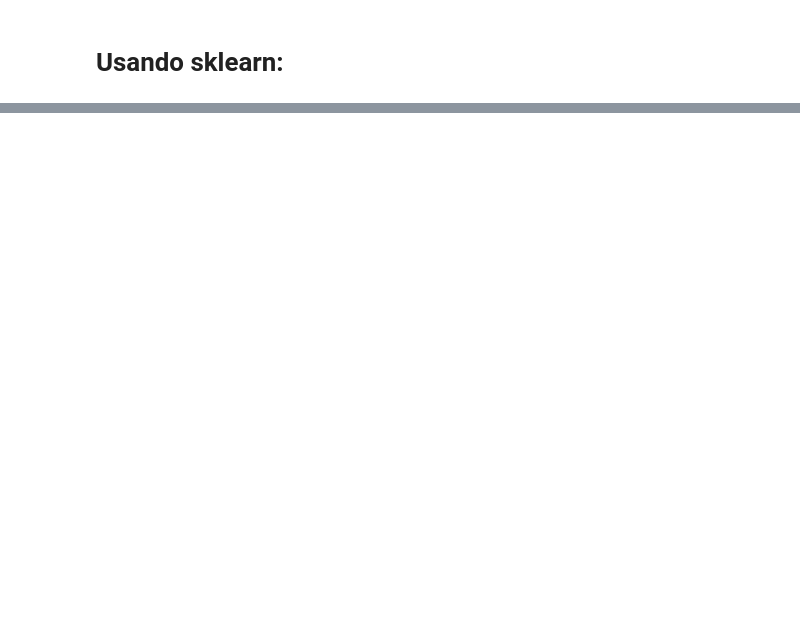
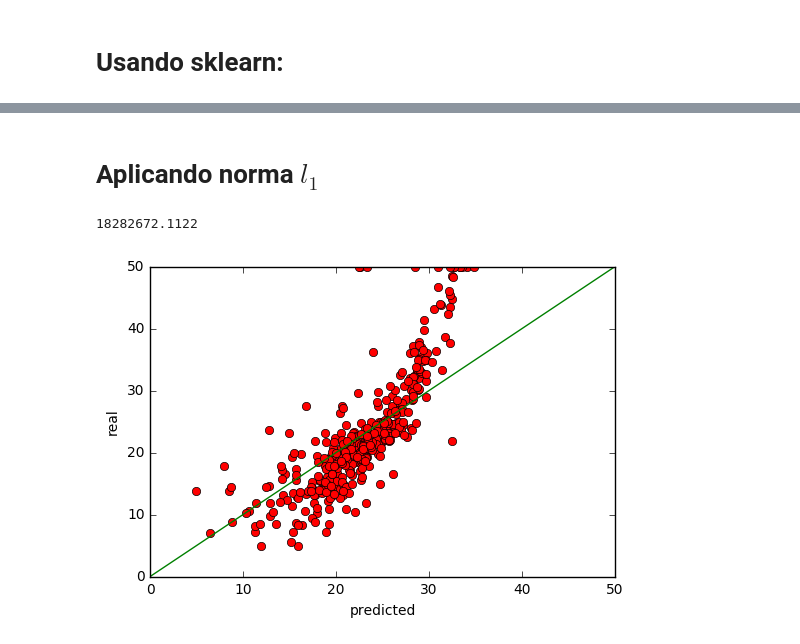
Before and after one commit to Jerry-Types/ML_IIMAS, a Jupyter notebook: Tarea3/Predicción de precios de casas.ipynb, the cells around one changed output, grey strips where cells are left out. Drawn from its saved outputs; the diff is of its cells as text; code cells hidden in the pictures; blank space fills up the shorter version.

```diff
--- a/Tarea3/Predicción de precios de casas.ipynb
+++ b/Tarea3/Predicción de precios de casas.ipynb
@@ -126,0 +143,36 @@ fig.show()
+# %% [markdown]
+# Aplicando norma $l_{1}$
+# %%
+#
+import numpy as np
+import scipy.sparse as sp
+from math import sqrt
+import matplotlib.pyplot as plt
+from sklearn.linear_model import LinearRegression
+from sklearn.linear_model import Ridge
+from sklearn.linear_model import Lasso
+
+
+regr.fit(X_train_ones, y_train)
+
+clf = Lasso(alpha=0.1, copy_X=True, fit_intercept=True, normalize=True)
+lasso  = clf.fit(X_train_ones, y_train)
+y_train_hat = lasso.predict(X_train_ones)
+sse_train = np.square(y_train - y_train_hat).sum()
+
+print sse_train
+# %% [output]
+18282672.1122
+# %%
+%matplotlib inline
+import matplotlib.pyplot as pl
+import numpy as np
+# Plot outputs
+%matplotlib inline
+pl.plot(y_train_hat, y_train,'ro')
+pl.plot([0,50],[0,50], 'g-')
+pl.xlabel('predicted')
+pl.ylabel('real')
+pl.show()
+# %% [output]
+[figure, added]
```
Also changed, not shown: parts of 6 cells of this notebook.
